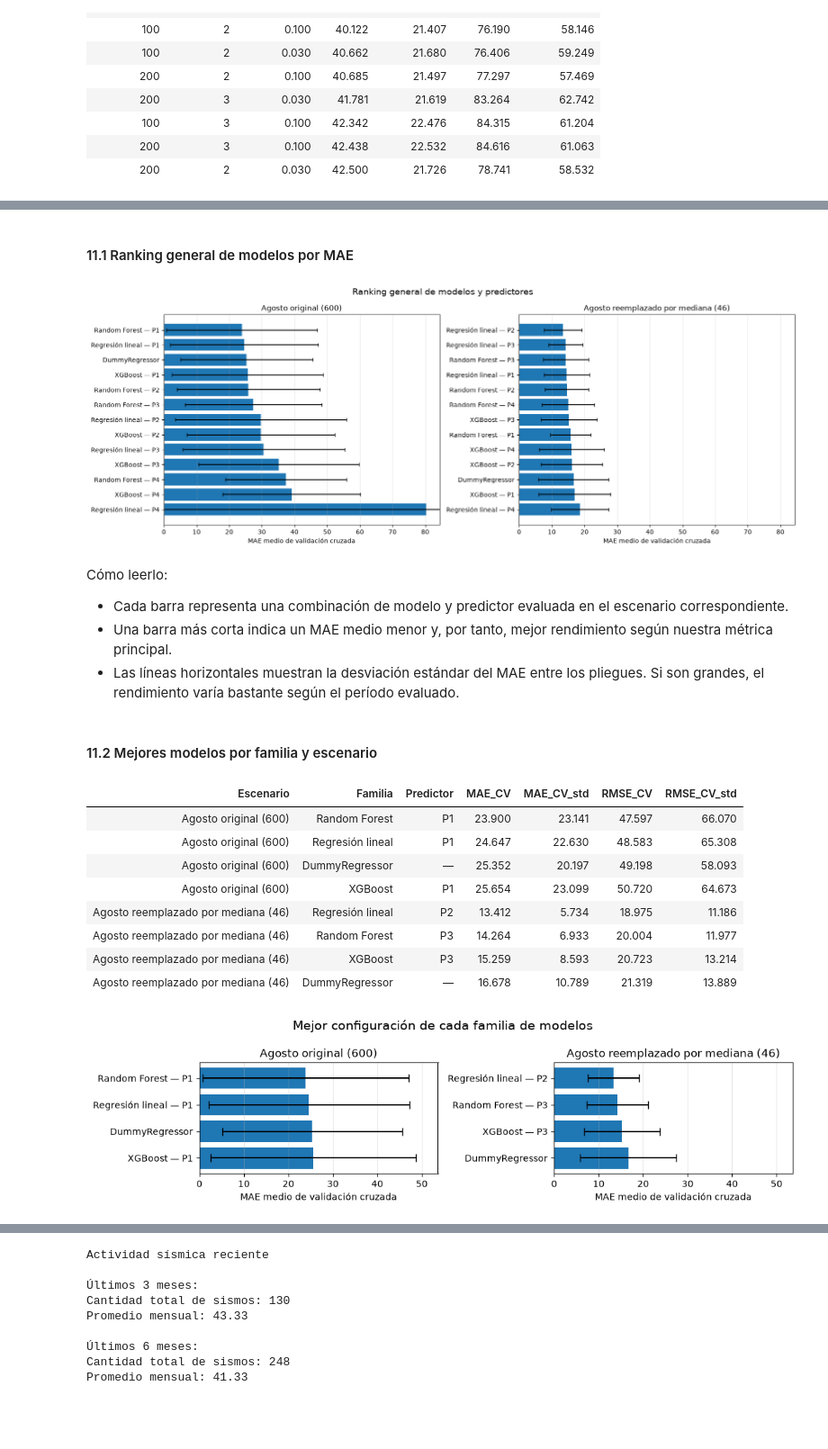
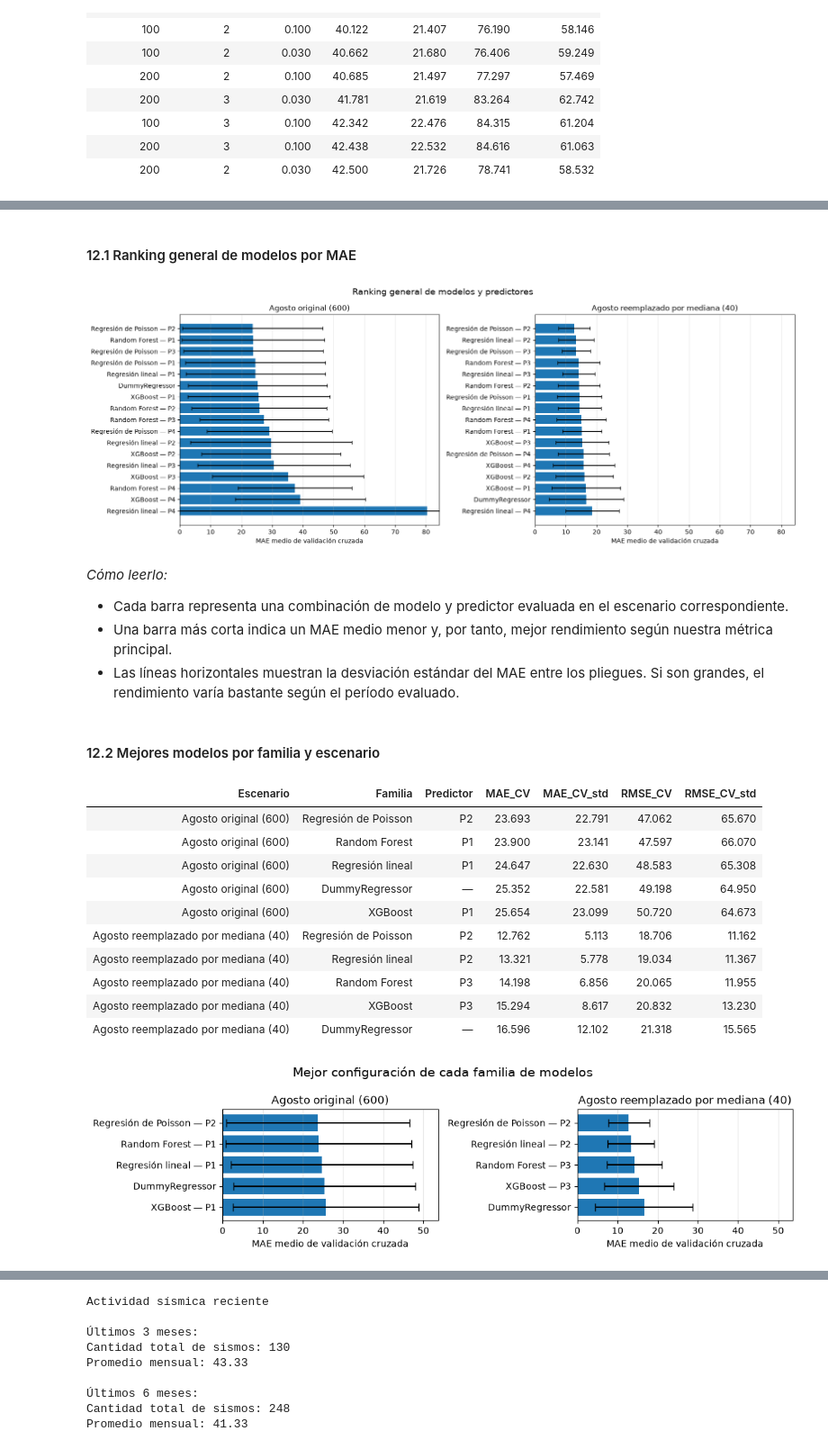
Before and after one commit to fer-gif/proyecto_ypf, a Jupyter notebook: notebooks/03_modelo_supervisado.ipynb, the cells around one changed output, grey strips where cells are left out. Shown at 90% size. Saved outputs shown, nothing was run; the diff lists cells and outputs as text; code cells hidden in the pictures; blank space fills up the shorter version.

```diff
--- a/notebooks/03_modelo_supervisado.ipynb
+++ b/notebooks/03_modelo_supervisado.ipynb
@@ -519,9 +533,9 @@ def evaluar_dummy(datos_modelos, escenario):
             "Escenario": escenario,
             "Predictor": nombre,
             "MAE_CV": np.mean(errores_mae),
-            "MAE_CV_std": np.std(errores_mae),
+            "MAE_CV_std": np.std(errores_mae, ddof=1),
             "RMSE_CV": np.mean(errores_rmse),
-            "RMSE_CV_std": np.std(errores_rmse)
+            "RMSE_CV_std": np.std(errores_rmse, ddof=1)
         })
 
         # ------------------------------------------------------
@@ -792,0 +1056,12 @@ RESULTADOS EN LOS 12 MESES DE PRUEBA
+# %%
+# ------------------------------------------------------------
+# COMPARAR LAS COMBINACIONES PROBADAS
+
+for clave, tabla in busqueda_poisson_original.items():
+
+    print(f"\nEscenario: {clave[0]} | {clave[1]}")
+
+    display(
+        tabla
+        .style.hide(axis="index").format(precision=3)
+    )
@@ -1567,5 +1912,5 @@ display(tabla_ranking_general_cv.style.hide(axis="index").format(precision=3))
 # %% [markdown]
-#### 11.1 Ranking general de modelos por MAE
+#### 12.1 Ranking general de modelos por MAE
 # %%
 # ============================================================
 # RANKING GENERAL DE MODELOS POR MAE
@@ -1575,7 +1920,7 @@ fig, ejes = plt.subplots(1, 2, figsize=(16, 6))
 
 escenarios = [
     "Agosto original (600)",
-    "Agosto reemplazado por mediana (46)"
+    "Agosto reemplazado por mediana (40)"
 ]
 
 # Límite común para comparar ambos escenarios
@@ -1618,18 +1963,18 @@ fig.suptitle(
 plt.tight_layout()
 plt.show()
 # %% [output]
-[figure, old version]
+[figure, new version]
 # %% [markdown]
-Cómo leerlo:
+_Cómo leerlo:_
 - Cada barra representa una combinación de modelo y predictor evaluada en el escenario correspondiente.
 - Una barra más corta indica un MAE medio menor y, por tanto, mejor rendimiento según nuestra métrica principal.
 - Las líneas horizontales muestran la desviación estándar del MAE entre los pliegues. Si son grandes, el rendimiento varía bastante según el período evaluado.
 # %% [markdown]
-#### 11.2 Mejores modelos por familia y escenario
+#### 12.2 Mejores modelos por familia y escenario
 # %%
 
 # ============================================================
-# 11.2 MEJORES MODELOS POR FAMILIA Y ESCENARIO
+# 12.2 MEJORES MODELOS POR FAMILIA Y ESCENARIO
 # ============================================================
 
 ranking_cv = comparacion_final_cv.copy()
@@ -1654,6 +1999,13 @@ ranking_cv.loc[
 
 ranking_cv.loc[
     ranking_cv["Modelo"].str.contains(
+        "Regresión de Poisson", case=False
+    ),
+    "Familia"
+] = "Regresión de Poisson"
+
+ranking_cv.loc[
+    ranking_cv["Modelo"].str.contains(
         "Random Forest", case=False
     ),
     "Familia"
@@ -1665,6 +2017,7 @@ ranking_cv.loc[
     ),
     "Familia"
 ] = "XGBoost"
+
 
 # Seleccionar el mejor modelo de cada familia y escenario
 indices_mejores = (
@@ -1680,19 +2033,21 @@ tabla_mejores_modelos_cv = (
     .copy()
 )
 
+
 # Cambiar las etiquetas para facilitar la lectura
 tabla_mejores_modelos_cv["Escenario"] = (
     tabla_mejores_modelos_cv["Escenario"].replace({
         "Agosto original": "Agosto original (600)",
         "Agosto reemplazado por mediana":
-            "Agosto reemplazado por mediana (46)"
+            "Agosto reemplazado por mediana (40)"
     })
 )
+
 
 # Ordenar primero por escenario y luego por menor MAE
 orden_escenarios = {
     "Agosto original (600)": 1,
-    "Agosto reemplazado por mediana (46)": 2
+    "Agosto reemplazado por mediana (40)": 2
 }
 
 tabla_mejores_modelos_cv["orden_escenario"] = (
@@ -1705,6 +2060,7 @@ tabla_mejores_modelos_cv = (
     .reset_index(drop=True)
 )
 
+
 columnas_resultados = [
     "Escenario", "Familia", "Predictor",
     "MAE_CV", "MAE_CV_std",
@@ -1718,14 +2074,16 @@ display(
 )
 # %% [output]
 | Escenario | Familia | Predictor | MAE_CV | MAE_CV_std | RMSE_CV | RMSE_CV_std |
+| Agosto original (600) | Regresión de Poisson | P2 | 23.693 | 22.791 | 47.062 | 65.670 |
 | Agosto original (600) | Random Forest | P1 | 23.900 | 23.141 | 47.597 | 66.070 |
 | Agosto original (600) | Regresión lineal | P1 | 24.647 | 22.630 | 48.583 | 65.308 |
-| Agosto original (600) | DummyRegressor | — | 25.352 | 20.197 | 49.198 | 58.093 |
+| Agosto original (600) | DummyRegressor | — | 25.352 | 22.581 | 49.198 | 64.950 |
 | Agosto original (600) | XGBoost | P1 | 25.654 | 23.099 | 50.720 | 64.673 |
-| Agosto reemplazado por mediana (46) | Regresión lineal | P2 | 13.412 | 5.734 | 18.975 | 11.186 |
-| Agosto reemplazado por mediana (46) | Random Forest | P3 | 14.264 | 6.933 | 20.004 | 11.977 |
-| Agosto reemplazado por mediana (46) | XGBoost | P3 | 15.259 | 8.593 | 20.723 | 13.214 |
-| Agosto reemplazado por mediana (46) | DummyRegressor | — | 16.678 | 10.789 | 21.319 | 13.889 |
+| Agosto reemplazado por mediana (40) | Regresión de Poisson | P2 | 12.762 | 5.113 | 18.706 | 11.162 |
+| Agosto reemplazado por mediana (40) | Regresión lineal | P2 | 13.321 | 5.778 | 19.034 | 11.367 |
+| Agosto reemplazado por mediana (40) | Random Forest | P3 | 14.198 | 6.856 | 20.065 | 11.955 |
+| Agosto reemplazado por mediana (40) | XGBoost | P3 | 15.294 | 8.617 | 20.832 | 13.230 |
+| Agosto reemplazado por mediana (40) | DummyRegressor | — | 16.596 | 12.102 | 21.318 | 15.565 |
 # %%
 # ============================================================
 # COMPARACIÓN VISUAL DE LOS MEJORES MODELOS
@@ -1735,7 +2093,7 @@ fig, ejes = plt.subplots(1, 2, figsize=(11, 3))
 
 escenarios = [
     "Agosto original (600)",
-    "Agosto reemplazado por mediana (46)"
+    "Agosto reemplazado por mediana (40)"
 ]
 
 # Usar el mismo límite del eje X en ambos gráficos
@@ -1752,32 +2110,32 @@ for ax, escenario in zip(ejes, escenarios):
 
     etiquetas = [
         f"{fila.Familia} — {fila.Predictor}"
         if fila.Predictor != "—"
         else fila.Familia
         for fila in tabla.itertuples()
     ]
 
     ax.barh(
         etiquetas,
         tabla["MAE_CV"],
         xerr=tabla["MAE_CV_std"],
         capsize=4
     )
 
     ax.set_title(escenario)
     ax.set_xlabel("MAE medio de validación cruzada")
     ax.set_ylabel("")
     ax.set_xlim(0, limite_x)
     ax.invert_yaxis()
     ax.grid(axis="x", alpha=0.3)
 
 fig.suptitle(
     "Mejor configuración de cada familia de modelos",
     fontsize=14
 )
 
 plt.tight_layout()
 plt.show()
 # %% [output]
-[figure, old version]
+[figure, new version]
 # %% [markdown]
```
Also changed, not shown: parts of 52 cells of this notebook, 4 other files.
